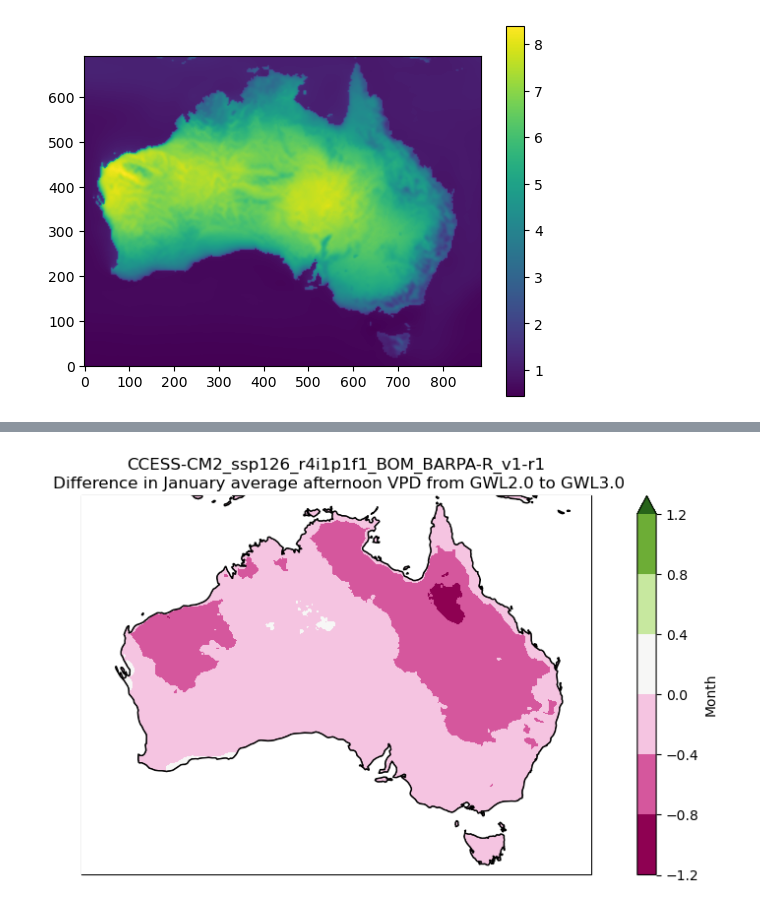
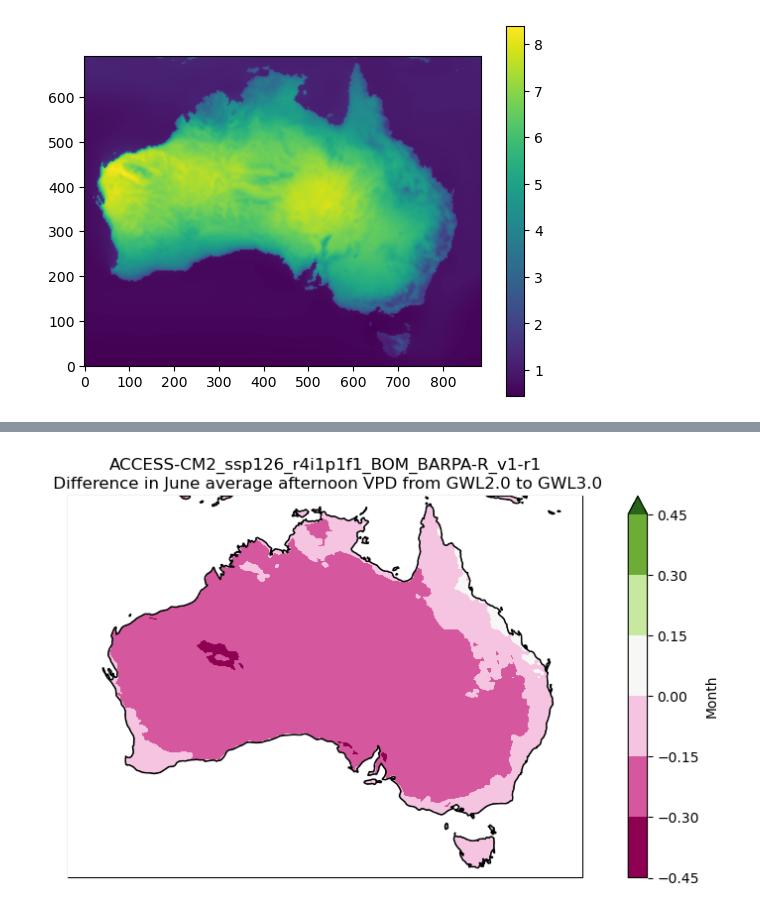
Before and after one commit to nb-bom/VPD, a Jupyter notebook: testing vpd files.ipynb, the cells around one changed output, grey strips where cells are left out. Cells and saved outputs as stored; diff of their text form; code cells hidden in the pictures.

```diff
--- a/testing vpd files.ipynb
+++ b/testing vpd files.ipynb
@@ -69,28 +68,28 @@ Attributes:
 # %%
-gwl30_mean_vpr_data = xr.open_dataset("/g/data/ia39/ncra/bushfire/vpd/monthly_mean/gwl3_monthly_mean_vpd_ACCESS-ESM1-5_ssp370_r6i1p1f1.nc")['mm_vpd']
-gwl20_mean_vpr_data = xr.open_dataset("/g/data/ia39/ncra/bushfire/vpd/monthly_mean/gwl20_monthly_mean_vpd_ACCESS-ESM1-5_ssp370_r6i1p1f1.nc")['mm_vpd']
-gwl15_mean_vpr_data = xr.open_dataset("/g/data/ia39/ncra/bushfire/vpd/monthly_mean/gwl15_monthly_mean_vpd_ACCESS-ESM1-5_ssp370_r6i1p1f1.nc")['mm_vpd']
-gwl12_mean_vpr_data = xr.open_dataset("/g/data/ia39/ncra/bushfire/vpd/monthly_mean/gwl12_monthly_mean_vpd_ACCESS-ESM1-5_ssp370_r6i1p1f1.nc")['mm_vpd']
+gwl30_mean_vpr_data = xr.open_dataset("/g/data/ia39/ncra/bushfire/vpd/monthly_mean/gwl3.0_monthly_mean_vpd_ACCESS-ESM1-5_ssp370_r6i1p1f1.nc")['monthly_mean_vpd']
+gwl20_mean_vpr_data = xr.open_dataset("/g/data/ia39/ncra/bushfire/vpd/monthly_mean/gwl2.0_monthly_mean_vpd_ACCESS-ESM1-5_ssp370_r6i1p1f1.nc")['monthly_mean_vpd']
+gwl15_mean_vpr_data = xr.open_dataset("/g/data/ia39/ncra/bushfire/vpd/monthly_mean/gwl1.5_monthly_mean_vpd_ACCESS-ESM1-5_ssp370_r6i1p1f1.nc")['monthly_mean_vpd']
+gwl12_mean_vpr_data = xr.open_dataset("/g/data/ia39/ncra/bushfire/vpd/monthly_mean/gwl1.2_monthly_mean_vpd_ACCESS-ESM1-5_ssp370_r6i1p1f1.nc")['monthly_mean_vpd']
 # %%
 months = ['January', 'February', 'March', 'April', 'May', 'June', 'July', 'August', 'September', 'October', 'November', 'December']
-m = 0
+m = 5
 
 fig = plt.figure(figsize=[12,5])
 ax = fig.add_subplot(111, projection=ccrs.PlateCarree(central_longitude=180))
 
 (gwl20_mean_vpr_data[m] - gwl30_mean_vpr_data[m]).plot.contourf(ax=ax,
                   extend='max',
                   transform=ccrs.PlateCarree(),
                   cbar_kwargs={'label': 'Month'},
                   cmap='PiYG'
                   )
 
 month = months[m]
 ax.coastlines()
 ax.add_feature(cart.feature.OCEAN, zorder=100, edgecolor='black', facecolor='white')
-title = 'CCESS-CM2_ssp126_r4i1p1f1_BOM_BARPA-R_v1-r1\n Difference in %s average afternoon VPD from GWL2.0 to GWL3.0' %month
+title = 'ACCESS-CM2_ssp126_r4i1p1f1_BOM_BARPA-R_v1-r1\n Difference in %s average afternoon VPD from GWL2.0 to GWL3.0' %month
 ax.set_title(title)
 
 plt.show()
 # %% [output]
-[figure, old version]
+[figure, new version]
```
Also changed, not shown: parts of 2 cells of this notebook.
